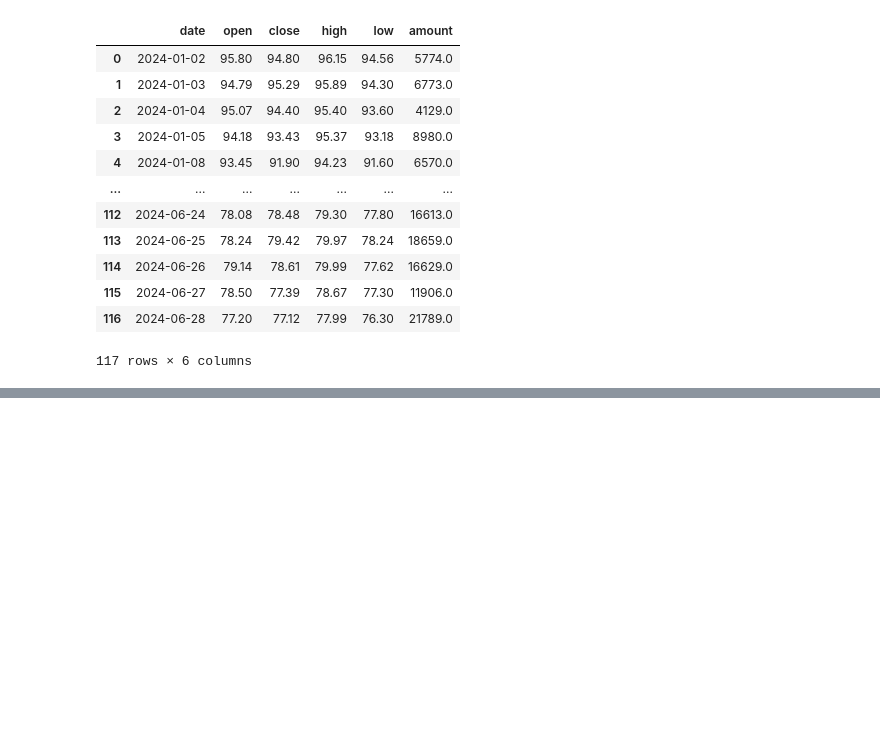
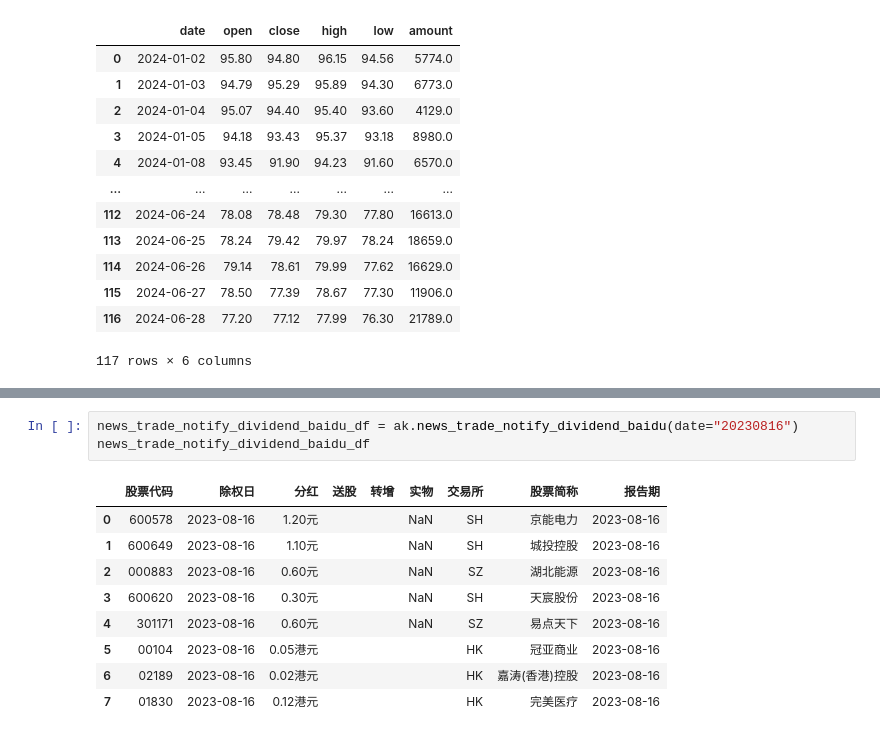
Before and after one commit to EveryFine/GeniusAI, a Jupyter notebook: GeniusChatbots/playground/datasource/AKShare获取股票信息.ipynb, the cells around one changed output, grey strips where cells are left out. Saved outputs shown, nothing was run; the diff lists cells and outputs as text; blank space fills up the shorter version.

```diff
--- a/GeniusChatbots/playground/datasource/AKShare获取股票信息.ipynb
+++ b/GeniusChatbots/playground/datasource/AKShare获取股票信息.ipynb
@@ -366,0 +577,13 @@ stock_zh_a_hist_tx_df
+# %%
+news_trade_notify_dividend_baidu_df = ak.news_trade_notify_dividend_baidu(date="20230816")
+news_trade_notify_dividend_baidu_df
+# %% [output]
+|  | 股票代码 | 除权日 | 分红 | 送股 | 转增 | 实物 | 交易所 | 股票简称 | 报告期 |
+| 0 | 600578 | 2023-08-16 | 1.20元 |  |  | NaN | SH | 京能电力 | 2023-08-16 |
+| 1 | 600649 | 2023-08-16 | 1.10元 |  |  | NaN | SH | 城投控股 | 2023-08-16 |
+| 2 | 000883 | 2023-08-16 | 0.60元 |  |  | NaN | SZ | 湖北能源 | 2023-08-16 |
+| 3 | 600620 | 2023-08-16 | 0.30元 |  |  | NaN | SH | 天宸股份 | 2023-08-16 |
+| 4 | 301171 | 2023-08-16 | 0.60元 |  |  | NaN | SZ | 易点天下 | 2023-08-16 |
+| 5 | 00104 | 2023-08-16 | 0.05港元 |  |  |  | HK | 冠亚商业 | 2023-08-16 |
+| 6 | 02189 | 2023-08-16 | 0.02港元 |  |  |  | HK | 嘉涛(香港)控股 | 2023-08-16 |
+| 7 | 01830 | 2023-08-16 | 0.12港元 |  |  |  | HK | 完美医疗 | 2023-08-16 |
```
Also changed, not shown: parts of 17 cells of this notebook, 4 other files.
